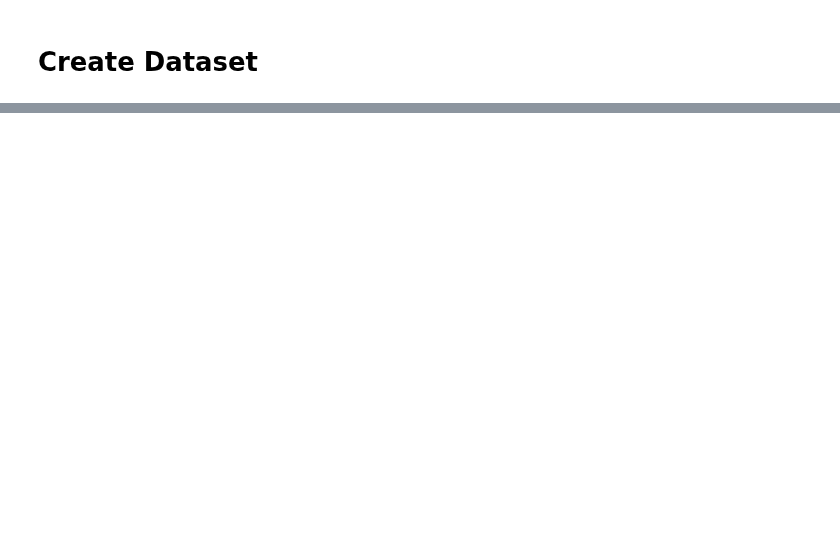
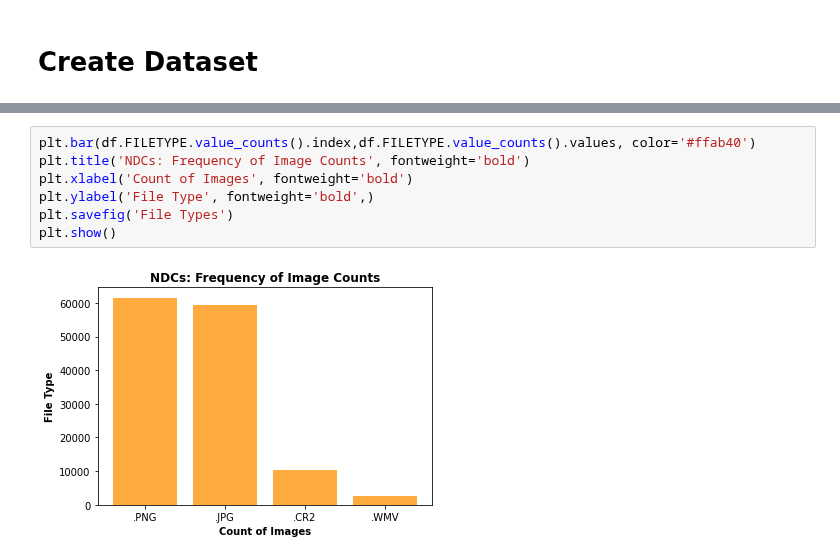
Before and after one commit to alphonsowoodbury/RxVision, a Jupyter notebook: Notebooks/rxv_EDA.ipynb, the cells around one changed output, grey strips where cells are left out. Drawn from its saved outputs; the diff is of its cells as text; blank space fills up the shorter version.

```diff
--- a/Notebooks/rxv_EDA.ipynb
+++ b/Notebooks/rxv_EDA.ipynb
@@ -620,0 +82,9 @@ df.to_csv('../Data/rxid15.csv')
+# %%
+plt.bar(df.FILETYPE.value_counts().index,df.FILETYPE.value_counts().values, color='#ffab40')
+plt.title('NDCs: Frequency of Image Counts', fontweight='bold')
+plt.xlabel('Count of Images', fontweight='bold')
+plt.ylabel('File Type', fontweight='bold',)
+plt.savefig('File Types')
+plt.show()
+# %% [output]
+[figure, added]
```
Also changed, not shown: parts of 67 cells of this notebook.
